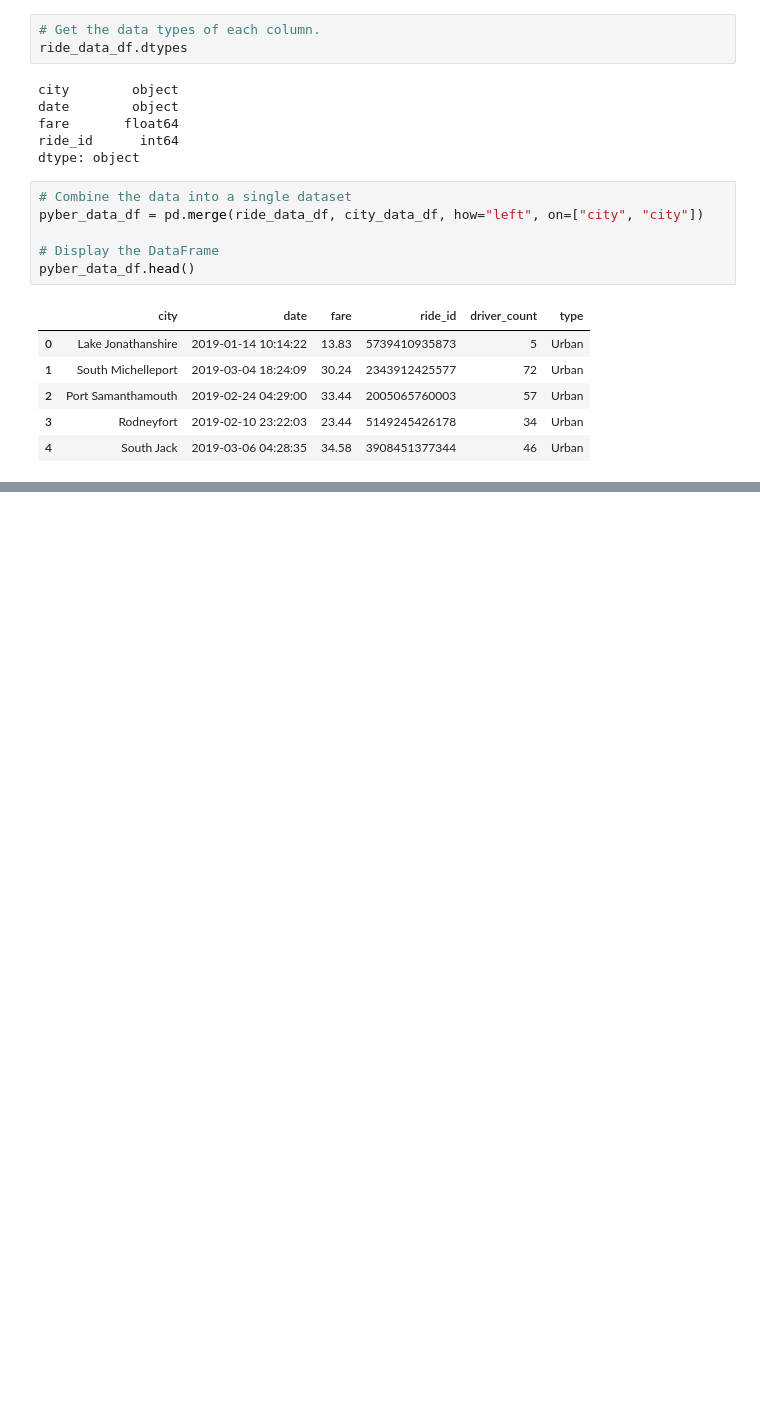
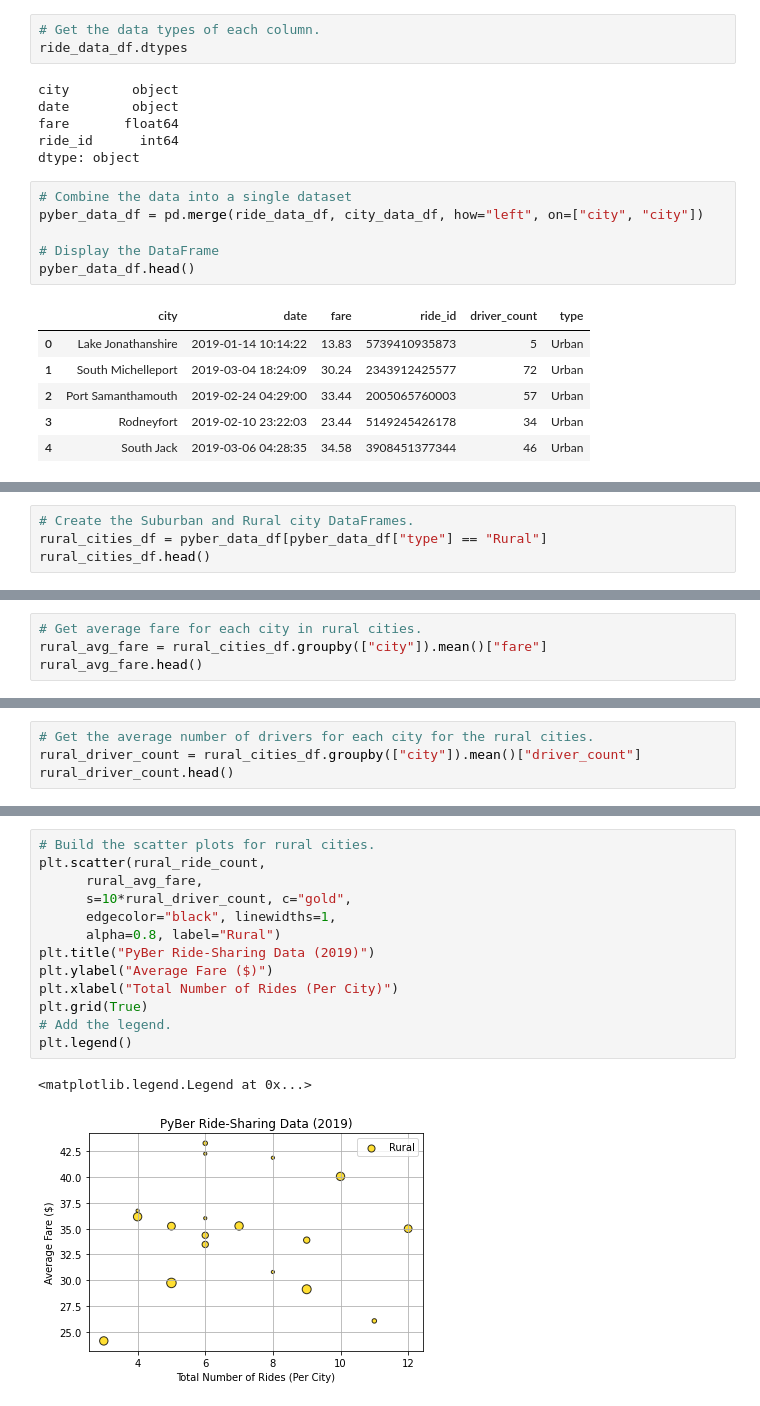
Before and after one commit to HollyESmith/PyBer_Analysis, a Jupyter notebook: PyBer.ipynb, the cells around one changed output, grey strips where cells are left out. Cells and saved outputs as stored; diff of their text form; blank space fills up the shorter version.

```diff
--- a/PyBer.ipynb
+++ b/PyBer.ipynb
@@ -126,0 +149,4 @@ pyber_data_df.head()
+# %%
+# Create the Suburban and Rural city DataFrames.
+rural_cities_df = pyber_data_df[pyber_data_df["type"] == "Rural"]
+rural_cities_df.head()
@@ -126,0 +221,4 @@ pyber_data_df.head()
+# %%
+# Get average fare for each city in rural cities.
+rural_avg_fare = rural_cities_df.groupby(["city"]).mean()["fare"]
+rural_avg_fare.head()
@@ -126,0 +257,4 @@ pyber_data_df.head()
+# %%
+# Get the average number of drivers for each city for the rural cities.
+rural_driver_count = rural_cities_df.groupby(["city"]).mean()["driver_count"]
+rural_driver_count.head()
@@ -126,0 +309,16 @@ pyber_data_df.head()
+# %%
+# Build the scatter plots for rural cities.
+plt.scatter(rural_ride_count,
+      rural_avg_fare,
+      s=10*rural_driver_count, c="gold",
+      edgecolor="black", linewidths=1,
+      alpha=0.8, label="Rural")
+plt.title("PyBer Ride-Sharing Data (2019)")
+plt.ylabel("Average Fare ($)")
+plt.xlabel("Total Number of Rides (Per City)")
+plt.grid(True)
+# Add the legend.
+plt.legend()
+# %% [output]
+<matplotlib.legend.Legend at 0x...>
+[figure, added]
```
Also changed, not shown: parts of 17 cells of this notebook, 3 other files.
